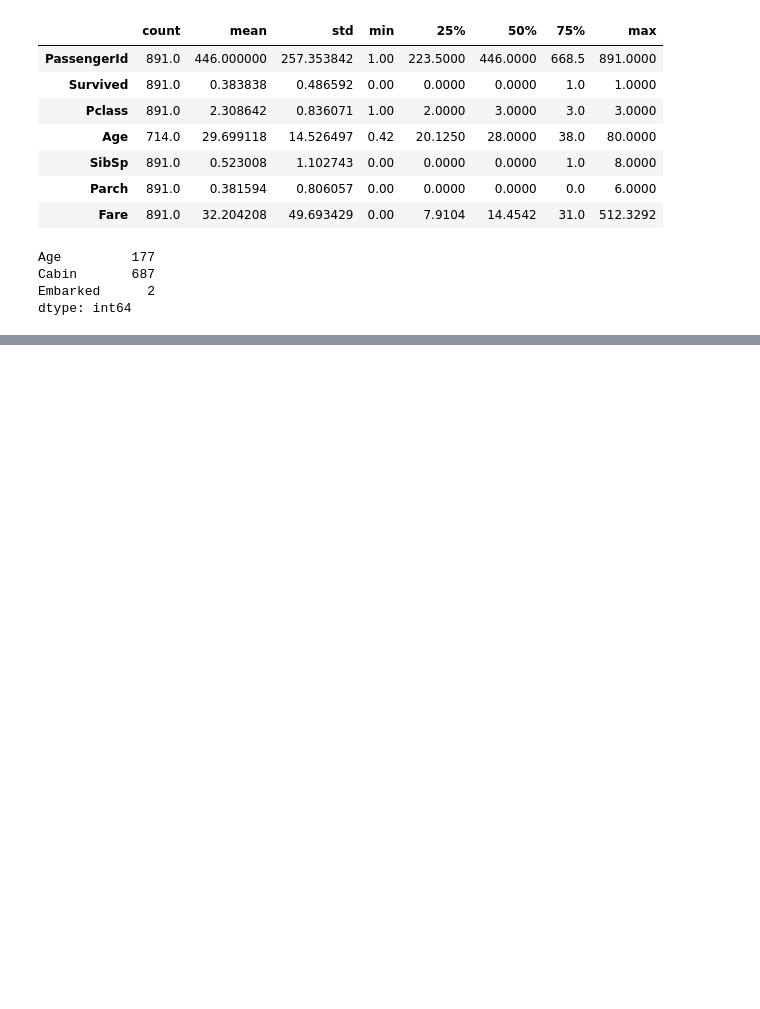
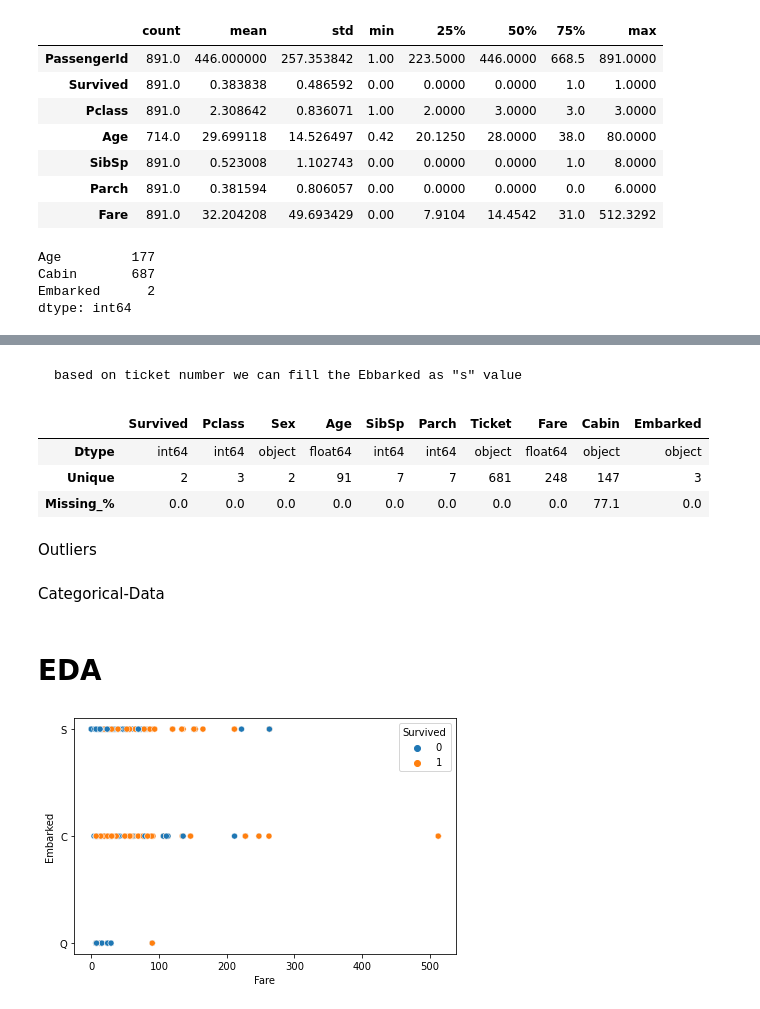
Before and after one commit to lokeshravicse/Titanic-project, a Jupyter notebook: ML - Logistic Regression - Titanic DS - Practice.ipynb, the cells around one changed output, grey strips where cells are left out. Saved outputs shown, nothing was run; the diff lists cells and outputs as text; code cells hidden in the pictures; blank space fills up the shorter version.

```diff
--- a/ML - Logistic Regression - Titanic DS - Practice.ipynb
+++ b/ML - Logistic Regression - Titanic DS - Practice.ipynb
@@ -138 +281,25 @@ Embarked 3
+# %% [markdown]
+    based on ticket number we can fill the Ebbarked as "s" value
+# %%
+temp = {col:[df[col].dtype, df[col].nunique(), round(100*df[col].isnull().sum()/len(df[col]),2)] for col in df}
+temp_df = pd.DataFrame(data=temp,index=["Dtype","Unique","Missing_%"])
+temp_df
+# %% [output]
+|  | Survived | Pclass | Sex | Age | SibSp | Parch | Ticket | Fare | Cabin | Embarked |
+| Dtype | int64 | int64 | object | float64 | int64 | int64 | object | float64 | object | object |
+| Unique | 2 | 3 | 2 | 91 | 7 | 7 | 681 | 248 | 147 | 3 |
+| Missing_% | 0.0 | 0.0 | 0.0 | 0.0 | 0.0 | 0.0 | 0.0 | 0.0 | 77.1 | 0.0 |
+# %% [markdown]
+Outliers
+# %% [markdown]
+Categorical-Data
+# %% [markdown]
+# EDA
+# %%
+#plt.figure(figsize=(6,4),dpi=150)
+sns.scatterplot(data=df,y="Embarked",x="Fare",hue="Survived")
+#plt.xticks(rotation = 90)
+plt.tight_layout();
+# %% [output]
+[figure, added]
 # %%
```
Also changed, not shown: parts of 55 cells of this notebook.
